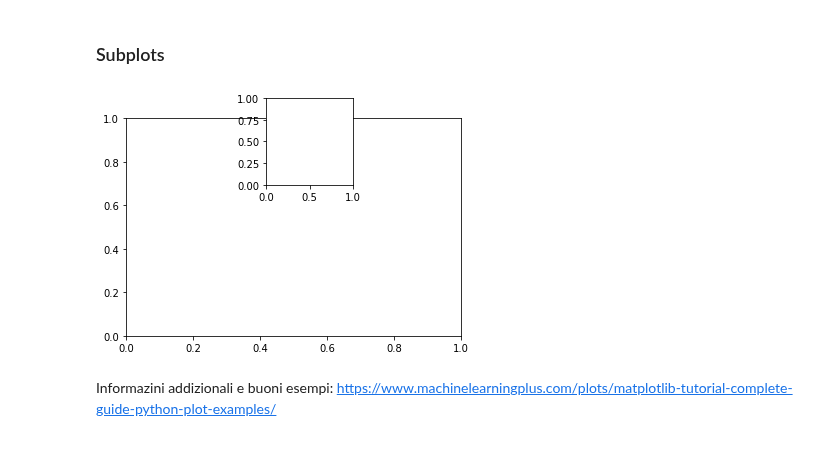
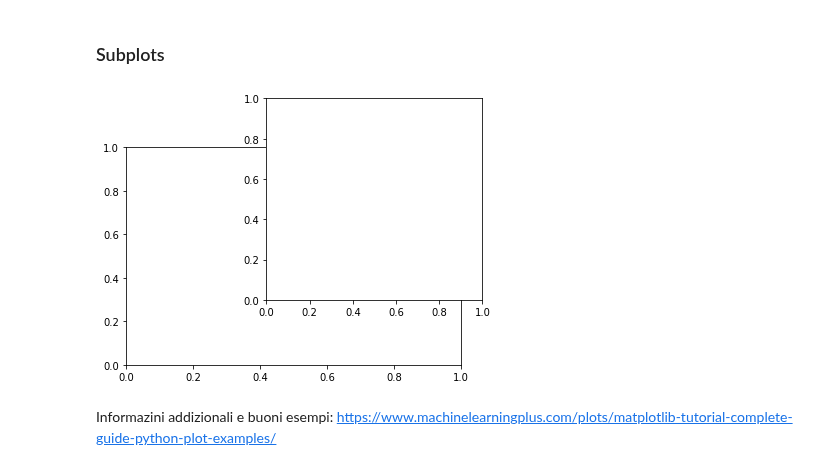
Before and after one commit to mainaezio/TIF2019_Introduction_to_Python, a Jupyter notebook: ipynb/09_plots.ipynb, the cells around one changed output. Drawn from its saved outputs; the diff is of its cells as text; code cells hidden in the pictures.

```diff
--- a/ipynb/09_plots.ipynb
+++ b/ipynb/09_plots.ipynb
@@ -251,9 +264,9 @@ Text(4.0, 0.4, '$\\Gamma(z)=\\int_0^\\infty x^{z-1}e^{-x}dx$')
 ### Subplots
 # %%
 ax1 = plt.axes()  # standard axes
-ax2 = plt.axes([0.45, 0.65, 0.2, 0.3]) # [x_left_lower_corner,x_left_lower_corner,x_width,x_width] in axis coordinates
+ax2 = plt.axes([0.45, 0.35, 0.5, 0.7]) # [x_left_lower_corner,y_left_lower_corner,x_width,y_width] in axis coordinates
 # %% [output]
-[figure, old version]
+[figure, new version]
 # %% [markdown]
 Informazini addizionali e buoni esempi: https://www.machinelearningplus.com/plots/matplotlib-tutorial-complete-guide-python-plot-examples/
 # %% [markdown]
```
Also changed, not shown: parts of 11 cells of this notebook, 2 other files.
